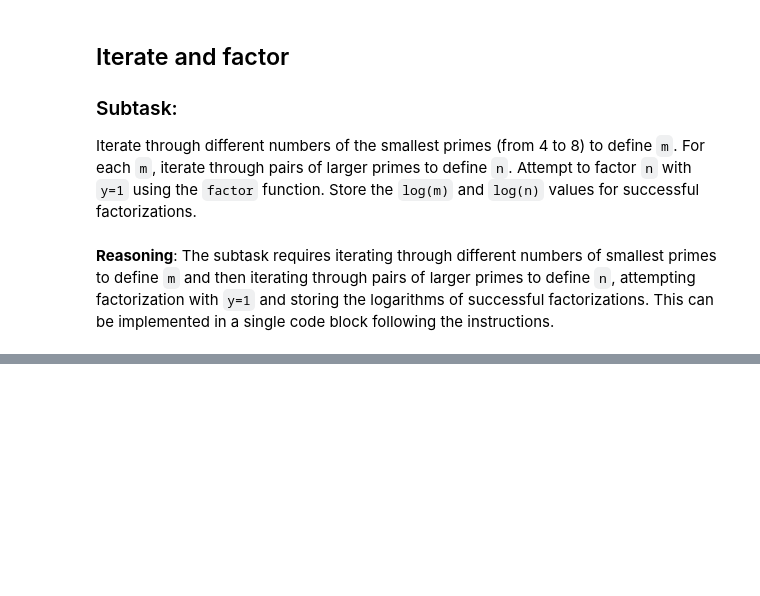
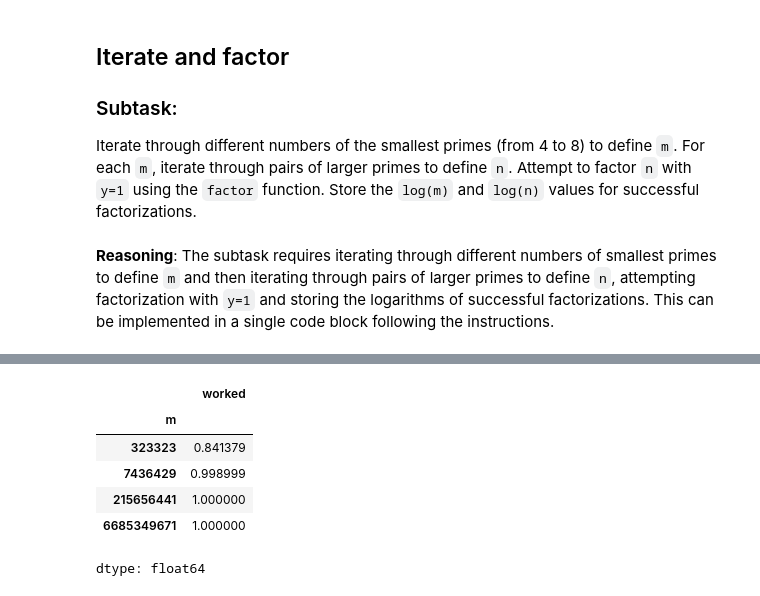
Before and after one commit to joshtburdick/misc, a Jupyter notebook: plog/Factoring3.ipynb, the cells around one changed output, grey strips where cells are left out. Saved outputs shown, nothing was run; the diff lists cells and outputs as text; code cells hidden in the pictures; blank space fills up the shorter version.

```diff
--- a/plog/Factoring3.ipynb
+++ b/plog/Factoring3.ipynb
@@ -444,0 +388,10 @@ display(f"Number of successful factorizations with y=1: {len(log_m_values)}")
+# %%
+results.groupby("m").worked.mean()
+# %% [output]
+|  | worked |
+| m |  |
+| 323323 | 0.841379 |
+| 7436429 | 0.998999 |
+| 215656441 | 1.000000 |
+| 6685349671 | 1.000000 |
+dtype: float64
```
Also changed, not shown: parts of 18 cells of this notebook.
